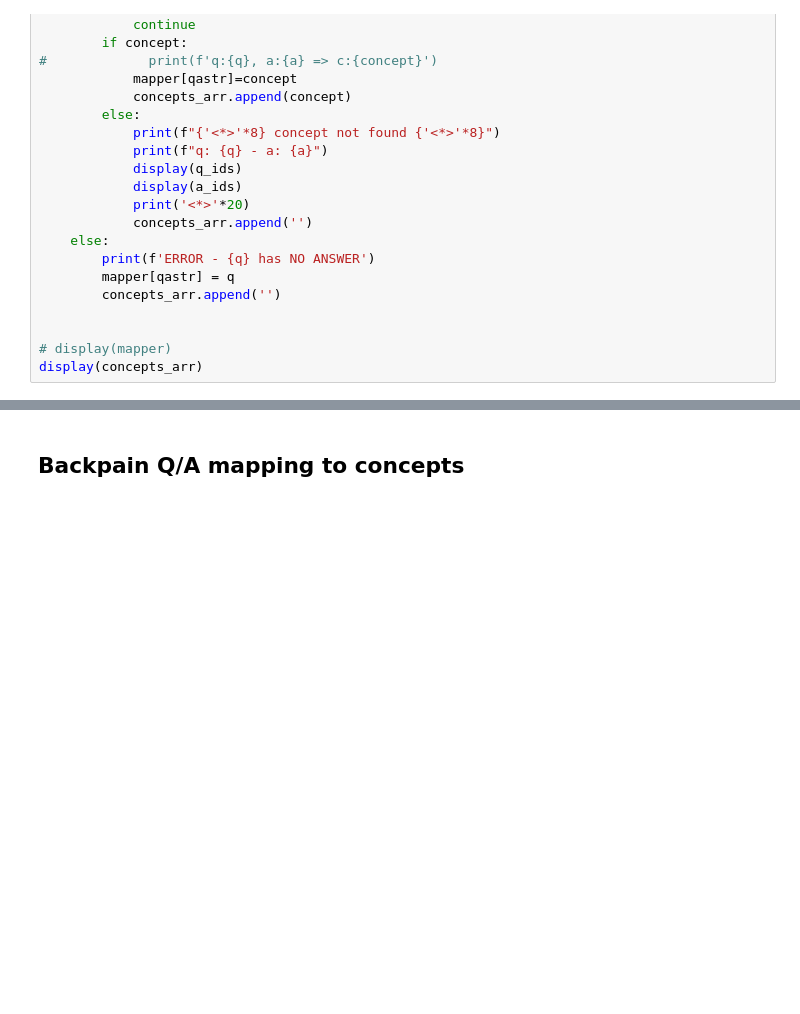
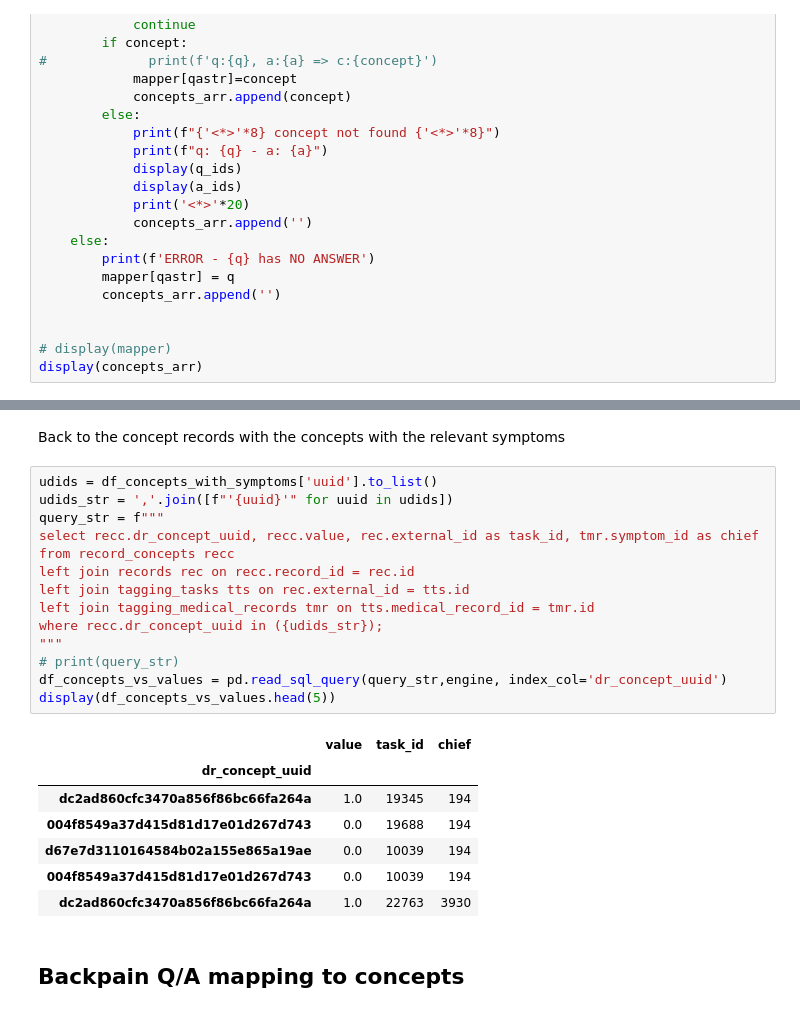
Before and after one commit to skulas/skulas, a Jupyter notebook: ml_python/Other Notebooks/DR Experiments.ipynb, the cells around one changed output, grey strips where cells are left out. Saved outputs shown, nothing was run; the diff lists cells and outputs as text; blank space fills up the shorter version.

```diff
--- a/ml_python/Other Notebooks/DR Experiments.ipynb
+++ b/ml_python/Other Notebooks/DR Experiments.ipynb
@@ -424,3 +519,26 @@ display(concepts_arr)
+# %% [markdown]
+Back to the concept records with the concepts with the relevant symptoms
+# %%
+udids = df_concepts_with_symptoms['uuid'].to_list()
+udids_str = ','.join([f"'{uuid}'" for uuid in udids])
+query_str = f"""
+select recc.dr_concept_uuid, recc.value, rec.external_id as task_id, tmr.symptom_id as chief from record_concepts recc
+left join records rec on recc.record_id = rec.id
+left join tagging_tasks tts on rec.external_id = tts.id
+left join tagging_medical_records tmr on tts.medical_record_id = tmr.id
+where recc.dr_concept_uuid in ({udids_str});
+"""
+# print(query_str)
+df_concepts_vs_values = pd.read_sql_query(query_str,engine, index_col='dr_concept_uuid')
+display(df_concepts_vs_values.head(5))
+# %% [output]
+|  | value | task_id | chief |
+| dr_concept_uuid |  |  |  |
+| dc2ad860cfc3470a856f86bc66fa264a | 1.0 | 19345 | 194 |
+| 004f8549a37d415d81d17e01d267d743 | 0.0 | 19688 | 194 |
+| d67e7d3110164584b02a155e865a19ae | 0.0 | 10039 | 194 |
+| 004f8549a37d415d81d17e01d267d743 | 0.0 | 10039 | 194 |
+| dc2ad860cfc3470a856f86bc66fa264a | 1.0 | 22763 | 3930 |
 # %% [markdown]
 ## Backpain Q/A mapping to concepts
 # %% [markdown]
```
Also changed, not shown: parts of 15 cells of this notebook.
